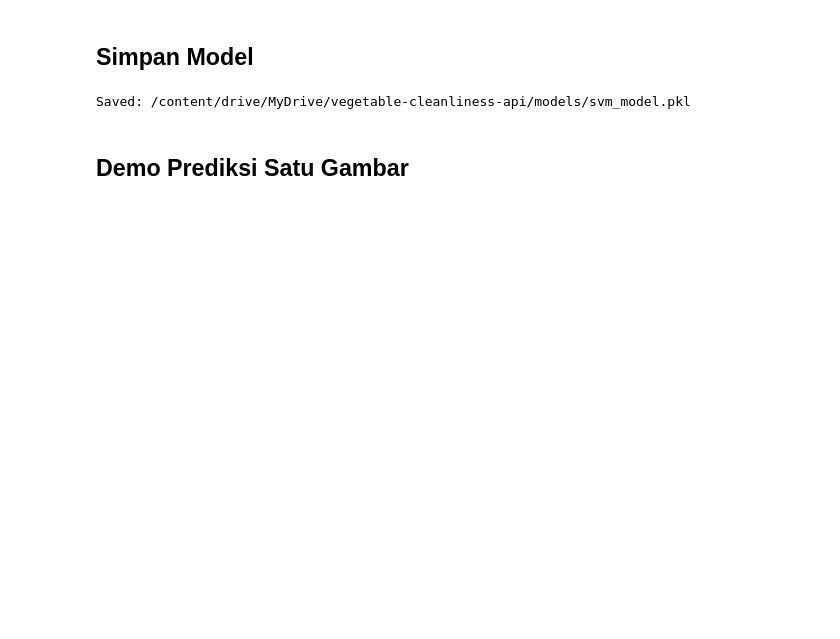
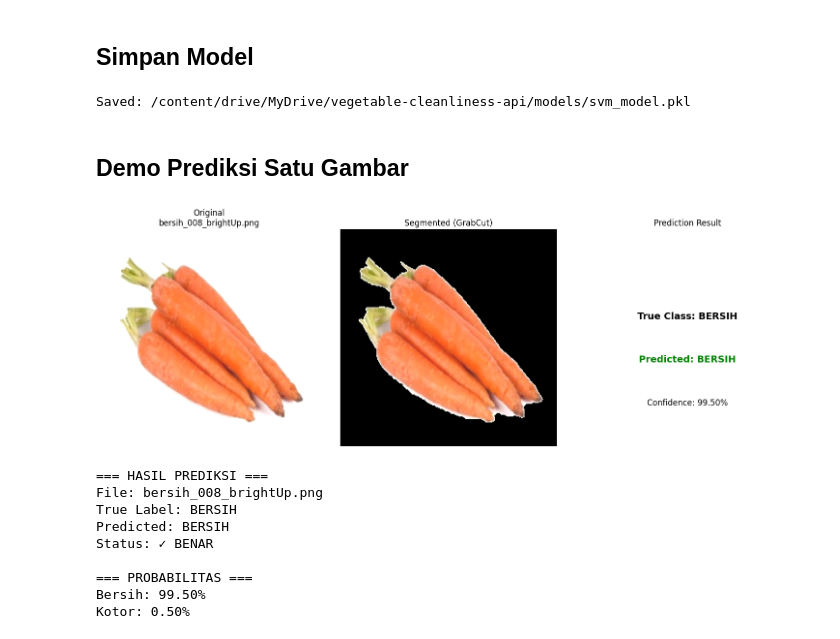
Before and after one commit to Hamdankim/vegetable-cleanliness-api, a Jupyter notebook: PCVK_Kelompok3.ipynb, the cells around one changed output. Cells and saved outputs as stored; diff of their text form; code cells hidden in the pictures; blank space fills up the shorter version.

Commit message:
update: add demo predict cell

```diff
--- a/PCVK_Kelompok3.ipynb
+++ b/PCVK_Kelompok3.ipynb
@@ -399,3 +399,82 @@ print('Saved:', MODEL_PATH)
 Saved: /content/drive/MyDrive/vegetable-cleanliness-api/models/svm_model.pkl
 # %% [markdown]
 ## Demo Prediksi Satu Gambar
+# %%
+# Demo Prediksi Satu Gambar Random dari Data Test
+import random
+
+# Ambil index random dari X_test
+random_idx = random.randint(0, len(X_test) - 1)
+
+# Ambil fitur dan label yang sesuai
+test_features = X_test[random_idx].reshape(1, -1)
+true_label = y_test[random_idx]
+true_class = 'bersih' if true_label == 0 else 'kotor'
+
+# Cari gambar yang sesuai dengan index tersebut (untuk visualisasi)
+# Karena kita sudah punya fitur, kita ambil gambar random untuk demo
+folder = os.path.join(DATA_DIR_AUG, true_class)
+files = [f for f in os.listdir(folder) if f.lower().endswith('.png')]
+test_fname = random.choice(files)
+test_img = cv2.imread(os.path.join(folder, test_fname))
+
+# === PREDIKSI ===
+pred_label = clf.predict(test_features)[0]
+pred_proba = clf.predict_proba(test_features)[0]
+
+pred_class = 'bersih' if pred_label == 0 else 'kotor'
+confidence = pred_proba[pred_label] * 100
+
+# === PIPELINE UNTUK VISUALISASI ===
+seg, mask = grabcut_segment(test_img)
+
+# === VISUALISASI ===
+fig, axes = plt.subplots(1, 3, figsize=(15, 5))
+
+# Gambar asli
+axes[0].imshow(cv2.cvtColor(test_img, cv2.COLOR_BGR2RGB))
+axes[0].set_title(f'Original\n{test_fname}')
+axes[0].axis('off')
+
+# Hasil segmentasi
+axes[1].imshow(cv2.cvtColor(seg, cv2.COLOR_BGR2RGB))
+axes[1].set_title('Segmented (GrabCut)')
+axes[1].axis('off')
+
+# Hasil prediksi
+result_color = 'green' if pred_class == true_class else 'red'
+axes[2].text(0.5, 0.6, f'True Class: {true_class.upper()}',
+             ha='center', va='center', fontsize=14, weight='bold')
+axes[2].text(0.5, 0.4, f'Predicted: {pred_class.upper()}',
+             ha='center', va='center', fontsize=14,
+             color=result_color, weight='bold')
+axes[2].text(0.5, 0.2, f'Confidence: {confidence:.2f}%',
+             ha='center', va='center', fontsize=12)
+axes[2].set_xlim(0, 1)
+axes[2].set_ylim(0, 1)
+axes[2].axis('off')
+axes[2].set_title('Prediction Result')
+
+plt.tight_layout()
+plt.show()
+
+# === DETAIL PREDIKSI ===
+print('\n=== HASIL PREDIKSI ===')
+print(f'File: {test_fname}')
+print(f'True Label: {true_class.upper()}')
+print(f'Predicted: {pred_class.upper()}')
+print(f'Status: {"✓ BENAR" if pred_class == true_class else "✗ SALAH"}')
+print('\n=== PROBABILITAS ===')
+print(f'Bersih: {pred_proba[0]*100:.2f}%')
+print(f'Kotor: {pred_proba[1]*100:.2f}%')
+# %% [output]
+[figure, added]
+=== HASIL PREDIKSI ===
+File: bersih_008_brightUp.png
+True Label: BERSIH
+Predicted: BERSIH
+Status: ✓ BENAR
+
+=== PROBABILITAS ===
+Bersih: 99.50%
+Kotor: 0.50%
```
Also changed, not shown: parts of 6 cells of this notebook.
